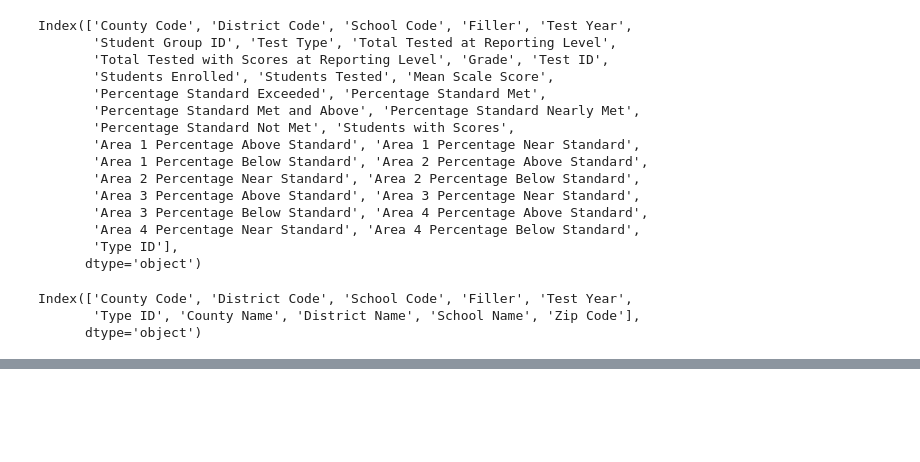
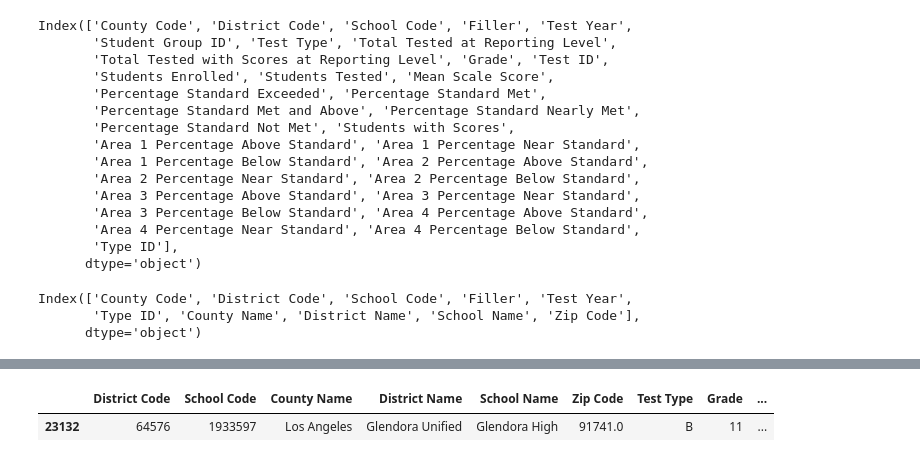
Before and after one commit to dhavalcodes/edudata, a Jupyter notebook: California_Education_Demographic_and_Test_Data.ipynb, the cells around one changed output, grey strips where cells are left out. Saved outputs shown, nothing was run; the diff lists cells and outputs as text; code cells hidden in the pictures; blank space fills up the shorter version.

```diff
--- a/California_Education_Demographic_and_Test_Data.ipynb
+++ b/California_Education_Demographic_and_Test_Data.ipynb
@@ -135,0 +133,16 @@ tested
+# %%
+#converting String values to floats
+primary_dataset.dtypes
+
+columns_to_convert = [
+    "Students Enrolled",
+    "Students Tested",
+    "Percentage Standard Exceeded",
+    "Percentage Standard Met",
+    "Percentage Standard Met and Above",
+    "Percentage Standard Nearly Met",
+    "Percentage Standard Not Met",
+    "Students with Scores"
+]
+
+primary_dataset[columns_to_convert] = primary_dataset[columns_to_convert].apply(pd.to_numeric, errors='coerce')
@@ -135,0 +176,32 @@ tested
+# %%
+english_dataset
+
+def subject_filter(df, subject):
+  #df is the dataframe to filter
+  #subject is either "math" or "english"
+  if subject == "english":
+    return df[df['Test ID'] == 1]
+  elif subject == "math":
+    return df[df['Test ID'] ==2]
+  else:
+    raise ValueError("Subject must be either 'math' or 'english'")
+
+
+def grade_filter(df, grade):
+  #df is the dataframe to filter
+  #grade is the grade to filter for
+  grade_filtered = df[df['Grade'] == grade]
+  return grade_filtered
+
+high_school_math = grade_filter(subject_filter(primary_dataset, "math"), 11)
+high_school_english = grade_filter(subject_filter(primary_dataset, "english"), 11)
+
+#schools that need help with a particular course: standard met + standard exceeded is in the bottom tenth percentile
+# %%
+#worst math performing high schools in California
+worst_math_performing = high_school_math[high_school_math['Percentage Standard Met and Above'].notnull()].sort_values("Percentage Standard Met and Above", ascending=True)
+worst_math_performing.sort_values("Percentage Standard Not Met", ascending=False)
+worst_math_performing[worst_math_performing['School Name']=="Glendora High"]
+# %% [output]
+|  | District Code | School Code | County Name | District Name | School Name | Zip Code | Test Type | Grade | ... |
+| 23132 | 64576 | 1933597 | Los Angeles | Glendora Unified | Glendora High | 91741.0 | B | 11 | ... |
```
Also changed, not shown: parts of 14 cells of this notebook.
